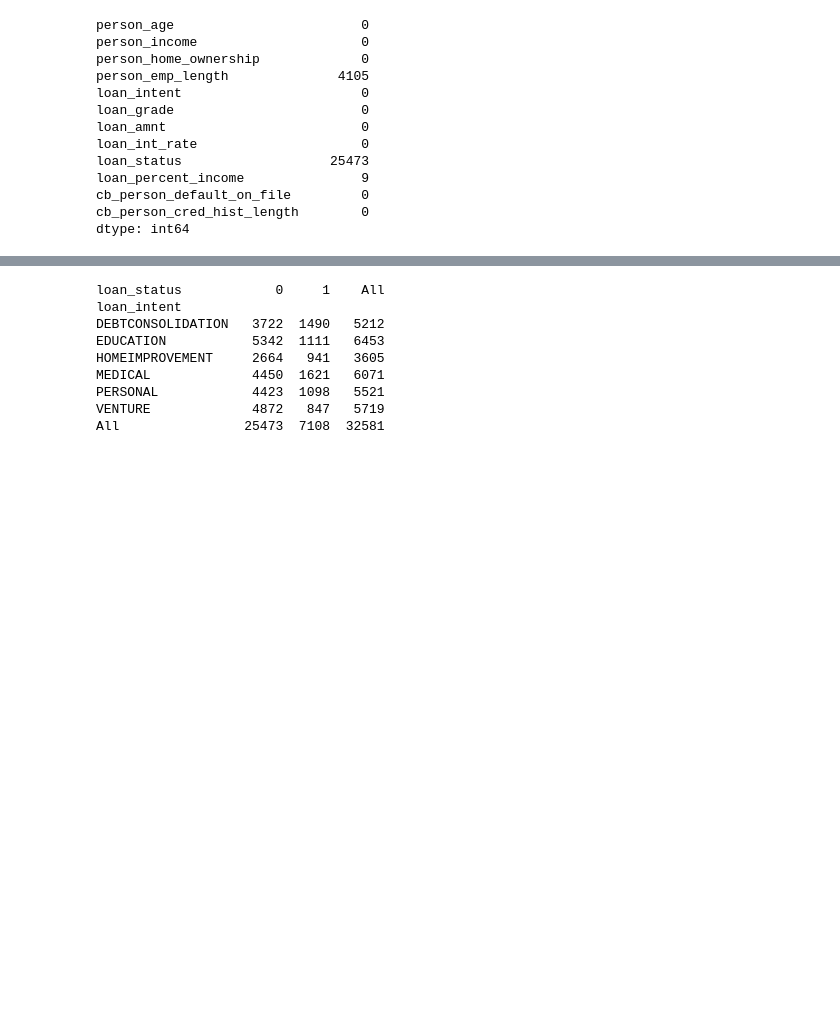
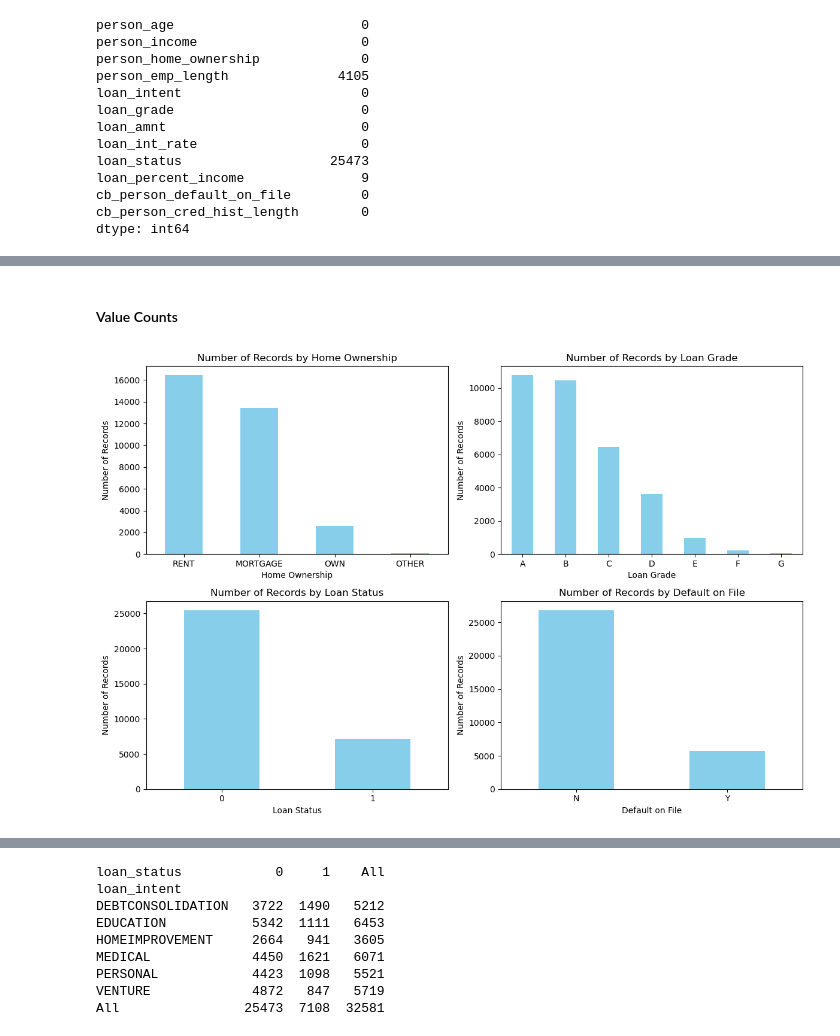
Before and after one commit to rsmythrepo/Credit-Risk-Modeling, a Jupyter notebook: Credit Risk Modeling.ipynb, the cells around one changed output, grey strips where cells are left out. Saved outputs shown, nothing was run; the diff lists cells and outputs as text; code cells hidden in the pictures; blank space fills up the shorter version.

```diff
--- a/Credit Risk Modeling.ipynb
+++ b/Credit Risk Modeling.ipynb
@@ -122,0 +160,21 @@ dtype: int64
+# %% [markdown]
+#### Value Counts
+# %%
+columns = ['person_home_ownership', 'loan_grade', 'loan_status', 'cb_person_default_on_file']
+titles = ['Home Ownership', 'Loan Grade', 'Loan Status', 'Default on File']
+
+fig, axes = plt.subplots(2, 2, figsize=(12, 8))
+axes = axes.flatten()
+
+for i, col in enumerate(columns):
+    counts = df[col].value_counts()
+    counts.plot(kind='bar', ax=axes[i], color='skyblue')
+    axes[i].set_title(f'Number of Records by {titles[i]}')
+    axes[i].set_xlabel(titles[i])
+    axes[i].set_ylabel('Number of Records')
+    axes[i].tick_params(axis='x', rotation=0)
+
+plt.tight_layout()
+plt.show()
+# %% [output]
+[figure, added]
```
Also changed, not shown: parts of 33 cells of this notebook.
